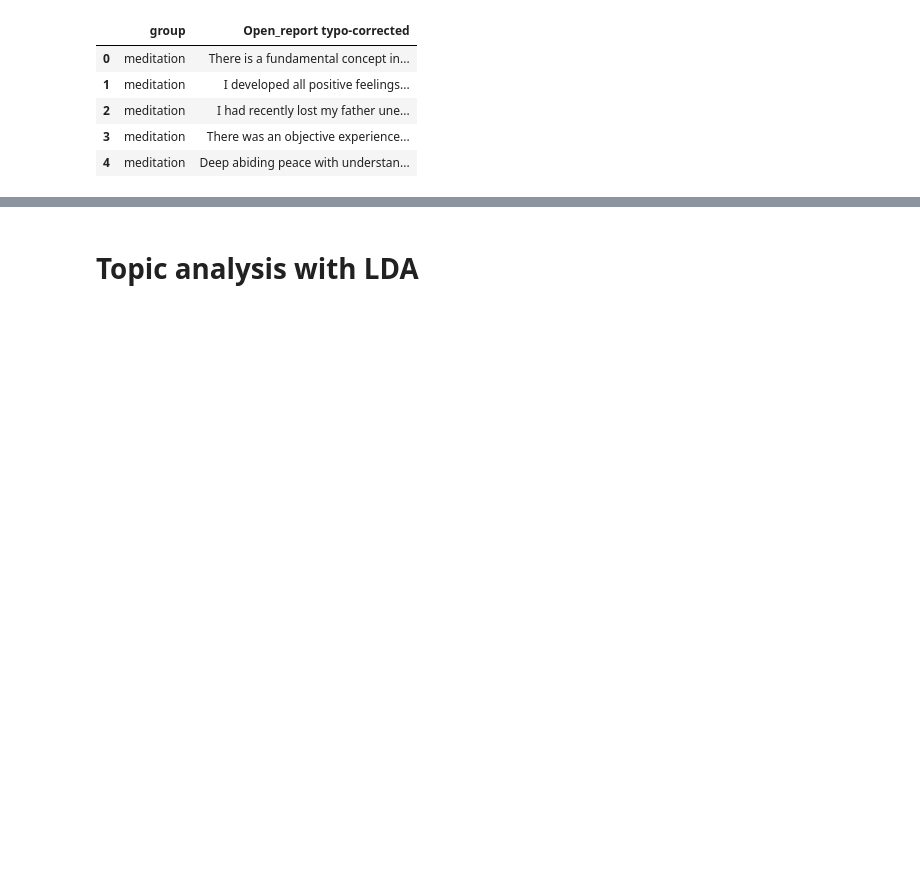
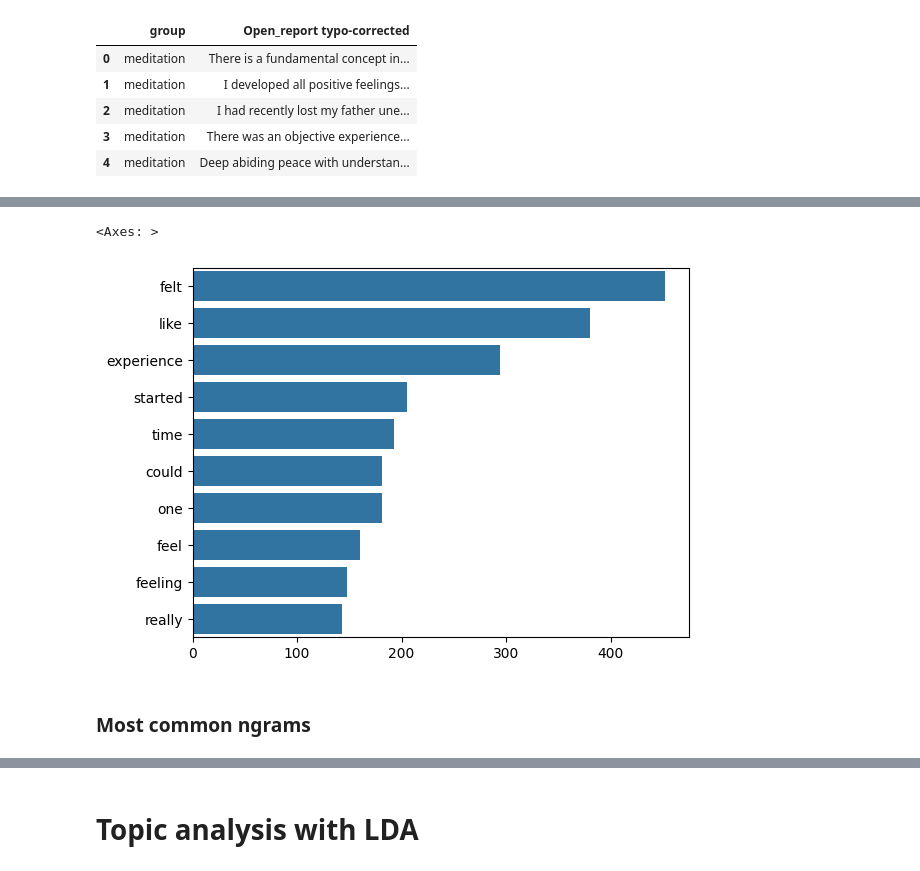
Before and after one commit to konstakm/psychedelics_vs_meditation_nlp, a Jupyter notebook: thesis analysis.ipynb, the cells around one changed output, grey strips where cells are left out. Saved outputs shown, nothing was run; the diff lists cells and outputs as text; code cells hidden in the pictures; blank space fills up the shorter version.

```diff
--- a/thesis analysis.ipynb
+++ b/thesis analysis.ipynb
@@ -256,0 +151,22 @@ medi.head(5)
+# %%
+# Checking 10 most common words in the dataset excluding the stopwords
+
+from collections import  Counter
+
+
+counter=Counter(corpus)
+most=counter.most_common()
+x, y=[], []
+for word,count in most:
+    if (word.lower() not in stop_words):  # convert word to lowercase before checking
+        x.append(word)
+        y.append(count)
+    if len(x) == 10:  # stop when we have found 10 words that are not stopwords
+        break
+
+sns.barplot(x=y,y=x)
+# %% [output]
+<Axes: >
+[figure, added]
+# %% [markdown]
+### Most common ngrams
```
Also changed, not shown: parts of 46 cells of this notebook.
